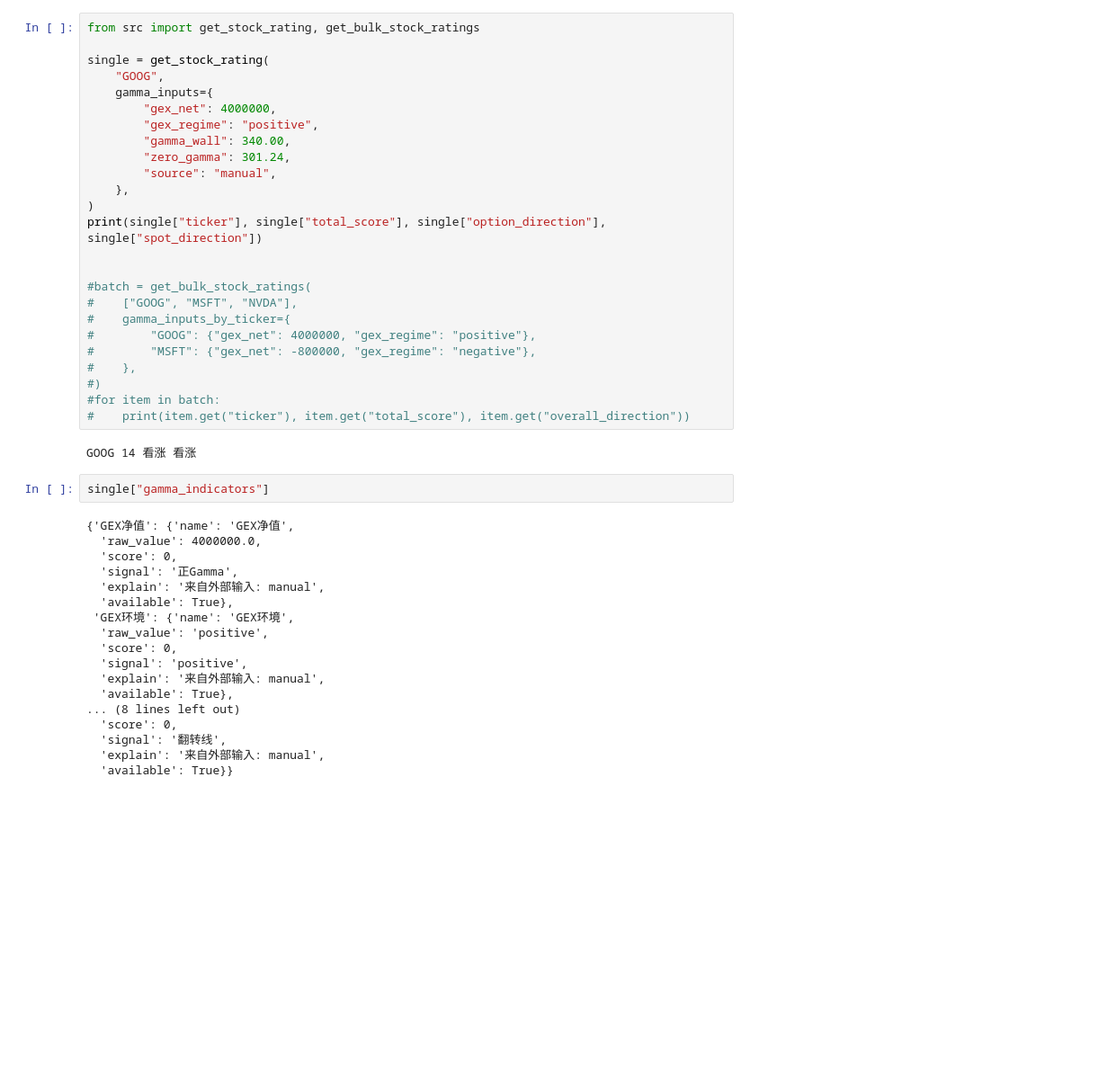
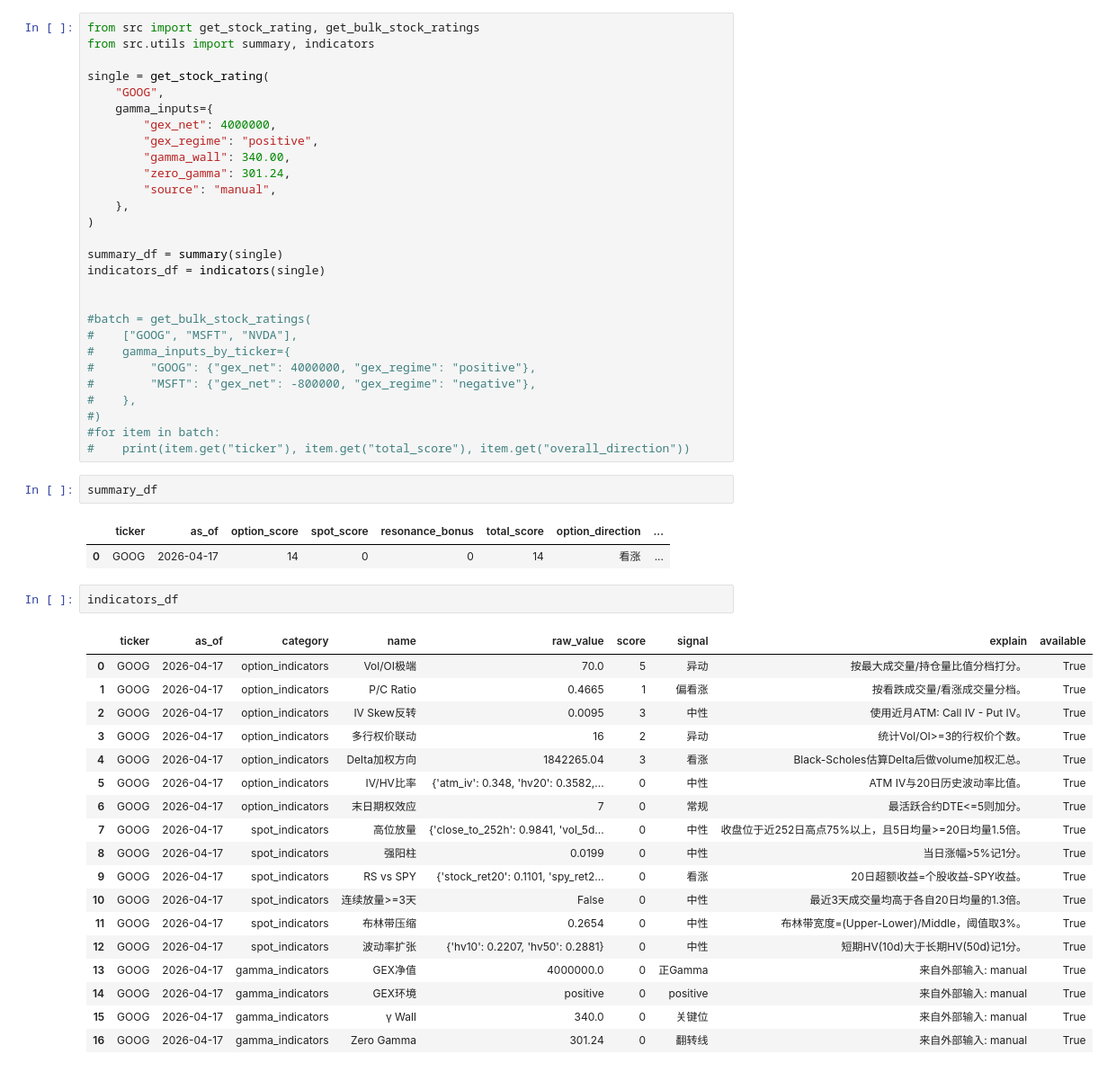
Before and after one commit to AugustusXu/stockRating, a Jupyter notebook: test.ipynb, the cells around one changed output. Shown at 90% size. Saved outputs shown, nothing was run; the diff lists cells and outputs as text; blank space fills up the shorter version.

Commit message:
add utils

```diff
--- a/test.ipynb
+++ b/test.ipynb
@@ -1,5 +1,6 @@
 # %%
 from src import get_stock_rating, get_bulk_stock_ratings
+from src.utils import summary, indicators
 
 single = get_stock_rating(
     "GOOG",
@@ -11,7 +12,9 @@ single = get_stock_rating(
         "source": "manual",
     },
 )
-print(single["ticker"], single["total_score"], single["option_direction"], single["spot_direction"])
+
+summary_df = summary(single)
+indicators_df = indicators(single)
 
 
 #batch = get_bulk_stock_ratings(
@@ -23,25 +26,29 @@ print(single["ticker"], single["total_score"], single["option_direction"], singl
 #)
 #for item in batch:
 #    print(item.get("ticker"), item.get("total_score"), item.get("overall_direction"))
-# %% [output]
-GOOG 14 看涨 看涨
-# %%
-single["gamma_indicators"]
-# %% [output]
-{'GEX净值': {'name': 'GEX净值',
-  'raw_value': 4000000.0,
-  'score': 0,
-  'signal': '正Gamma',
-  'explain': '来自外部输入: manual',
-  'available': True},
- 'GEX环境': {'name': 'GEX环境',
-  'raw_value': 'positive',
-  'score': 0,
-  'signal': 'positive',
-  'explain': '来自外部输入: manual',
-  'available': True},
-... (8 lines left out)
-  'score': 0,
-  'signal': '翻转线',
-  'explain': '来自外部输入: manual',
-  'available': True}}
+# %%
+summary_df
+# %% [output]
+|  | ticker | as_of | option_score | spot_score | resonance_bonus | total_score | option_direction | ... |
+| 0 | GOOG | 2026-04-17 | 14 | 0 | 0 | 14 | 看涨 | ... |
+# %%
+indicators_df
+# %% [output]
+|  | ticker | as_of | category | name | raw_value | score | signal | explain | available |
+| 0 | GOOG | 2026-04-17 | option_indicators | Vol/OI极端 | 70.0 | 5 | 异动 | 按最大成交量/持仓量比值分档打分。 | True |
+| 1 | GOOG | 2026-04-17 | option_indicators | P/C Ratio | 0.4665 | 1 | 偏看涨 | 按看跌成交量/看涨成交量分档。 | True |
+| 2 | GOOG | 2026-04-17 | option_indicators | IV Skew反转 | 0.0095 | 3 | 中性 | 使用近月ATM: Call IV - Put IV。 | True |
+| 3 | GOOG | 2026-04-17 | option_indicators | 多行权价联动 | 16 | 2 | 异动 | 统计Vol/OI>=3的行权价个数。 | True |
+| 4 | GOOG | 2026-04-17 | option_indicators | Delta加权方向 | 1842265.04 | 3 | 看涨 | Black-Scholes估算Delta后做volume加权汇总。 | True |
+| 5 | GOOG | 2026-04-17 | option_indicators | IV/HV比率 | {'atm_iv': 0.348, 'hv20': 0.3582,... | 0 | 中性 | ATM IV与20日历史波动率比值。 | True |
+| 6 | GOOG | 2026-04-17 | option_indicators | 末日期权效应 | 7 | 0 | 常规 | 最活跃合约DTE<=5则加分。 | True |
+| 7 | GOOG | 2026-04-17 | spot_indicators | 高位放量 | {'close_to_252h': 0.9841, 'vol_5d... | 0 | 中性 | 收盘位于近252日高点75%以上，且5日均量>=20日均量1.5倍。 | True |
+| 8 | GOOG | 2026-04-17 | spot_indicators | 强阳柱 | 0.0199 | 0 | 中性 | 当日涨幅>5%记1分。 | True |
+| 9 | GOOG | 2026-04-17 | spot_indicators | RS vs SPY | {'stock_ret20': 0.1101, 'spy_ret2... | 0 | 看涨 | 20日超额收益=个股收益-SPY收益。 | True |
+| 10 | GOOG | 2026-04-17 | spot_indicators | 连续放量>=3天 | False | 0 | 中性 | 最近3天成交量均高于各自20日均量的1.3倍。 | True |
+| 11 | GOOG | 2026-04-17 | spot_indicators | 布林带压缩 | 0.2654 | 0 | 中性 | 布林带宽度=(Upper-Lower)/Middle，阈值取3%。 | True |
+| 12 | GOOG | 2026-04-17 | spot_indicators | 波动率扩张 | {'hv10': 0.2207, 'hv50': 0.2881} | 0 | 中性 | 短期HV(10d)大于长期HV(50d)记1分。 | True |
+| 13 | GOOG | 2026-04-17 | gamma_indicators | GEX净值 | 4000000.0 | 0 | 正Gamma | 来自外部输入: manual | True |
+| 14 | GOOG | 2026-04-17 | gamma_indicators | GEX环境 | positive | 0 | positive | 来自外部输入: manual | True |
+| 15 | GOOG | 2026-04-17 | gamma_indicators | γ Wall | 340.0 | 0 | 关键位 | 来自外部输入: manual | True |
+| 16 | GOOG | 2026-04-17 | gamma_indicators | Zero Gamma | 301.24 | 0 | 翻转线 | 来自外部输入: manual | True |
```
Also changed, not shown: 2 other files.
